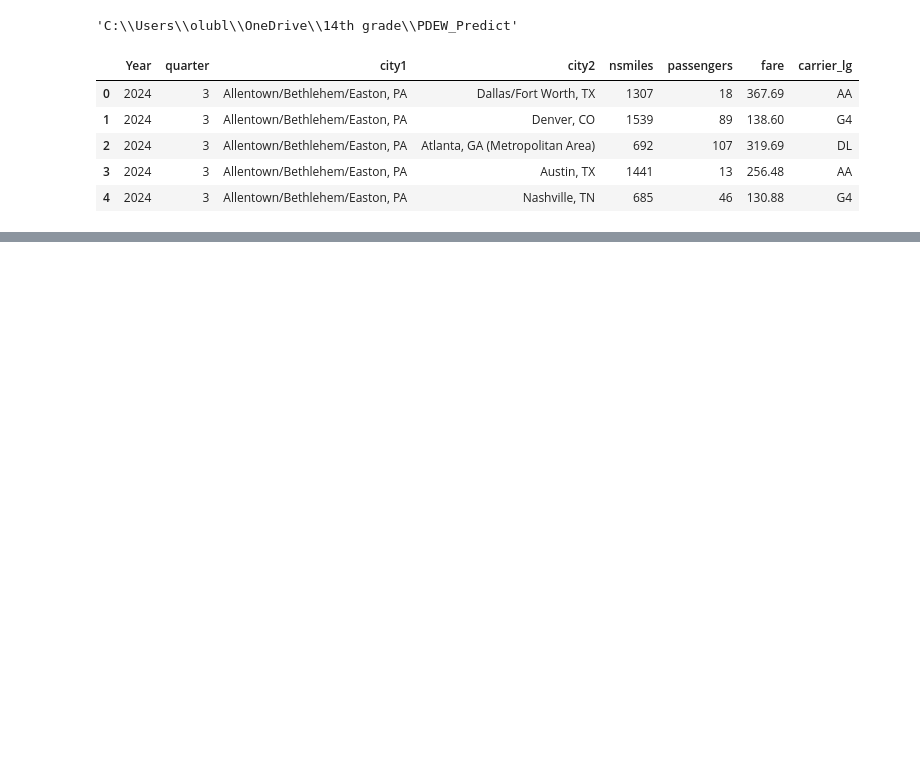
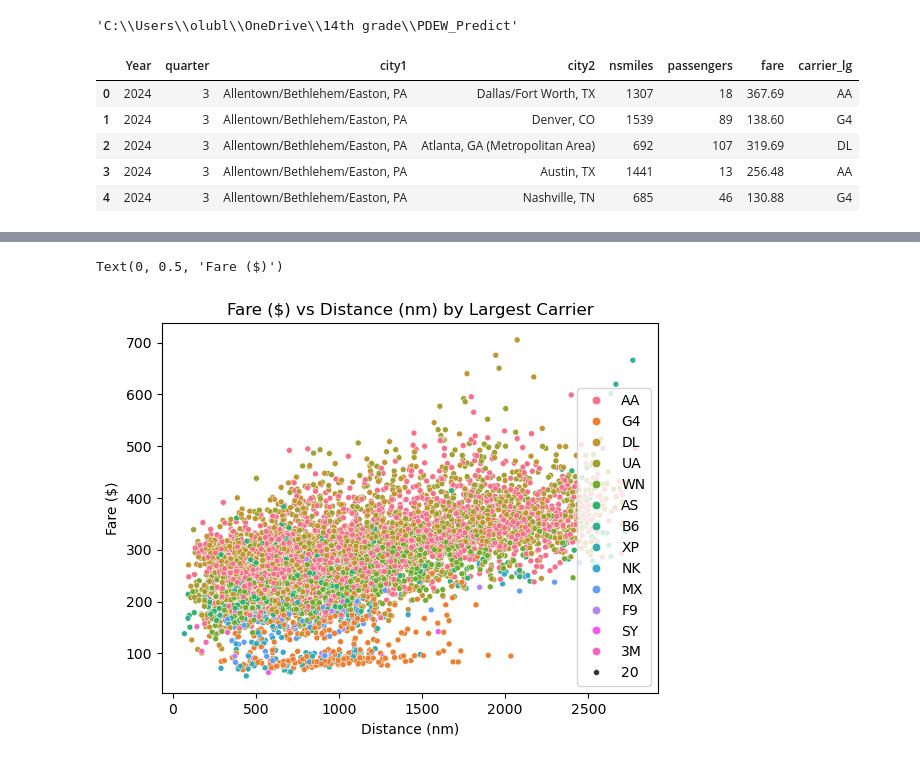
Before and after one commit to olublin/PDEW_Predict, a Jupyter notebook: PDEW_eda.ipynb, the cells around one changed output, grey strips where cells are left out. Saved outputs shown, nothing was run; the diff lists cells and outputs as text; code cells hidden in the pictures; blank space fills up the shorter version.

```diff
--- a/PDEW_eda.ipynb
+++ b/PDEW_eda.ipynb
@@ -19,0 +109,12 @@ all_pdew = all_pdew[['Year','quarter','city1','city2','nsmiles','passengers','fa
+# %%
+#we color code the scatter plot based on the categorical carrier_lg variable
+carriers = all_pdew['carrier_lg'].values
+#seaborn requires us to flatten the carrier list to a one dimensional array, which we do with .ravel(). Hue is the grouping variable by carrier.
+sns.scatterplot(x=X.ravel(),y=y,hue=z,size=20)
+
+plt.title('Fare ($) vs Distance (nm) by Largest Carrier')
+plt.xlabel('Distance (nm)')
+plt.ylabel('Fare ($)')
+# %% [output]
+Text(0, 0.5, 'Fare ($)')
+[figure, added]
```
Also changed, not shown: parts of 11 cells of this notebook.
